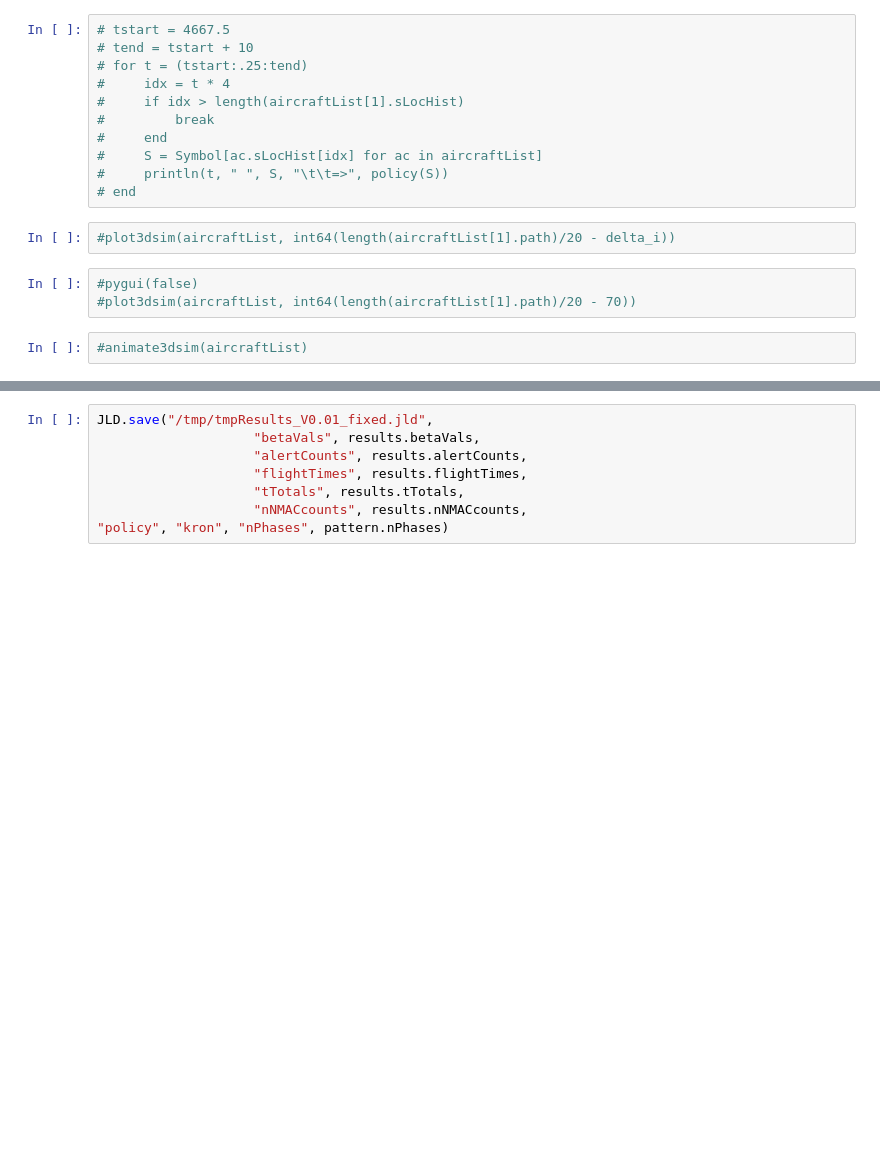
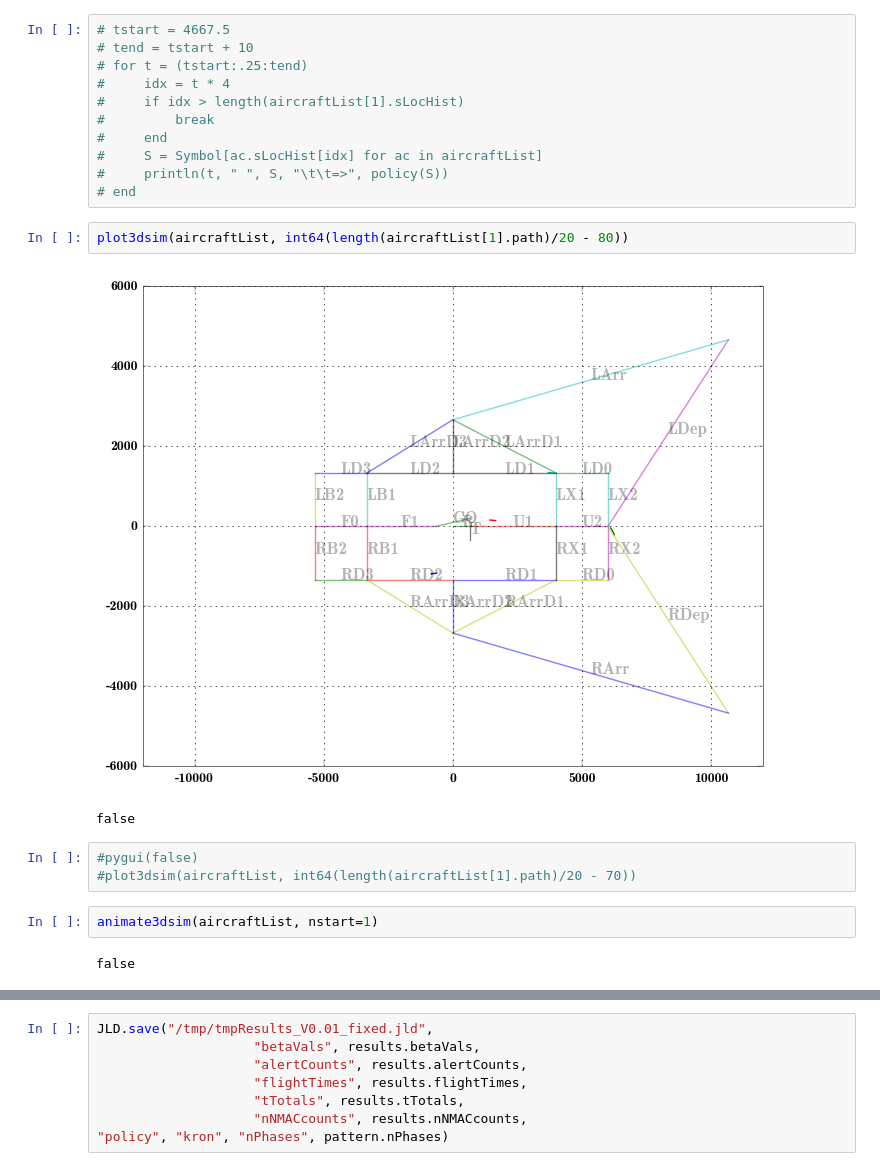
Before and after one commit to sisl/autoATC, a Jupyter notebook: 3dsim.ipynb, the cells around one changed output, grey strips where cells are left out. Saved outputs shown, nothing was run; the diff lists cells and outputs as text; blank space fills up the shorter version.

```diff
--- a/3dsim.ipynb
+++ b/3dsim.ipynb
@@ -56,10 +213,15 @@ length(aircraftList[1].sLocHist)
 #     println(t, " ", S, "\t\t=>", policy(S))
 # end
 # %%
-#plot3dsim(aircraftList, int64(length(aircraftList[1].path)/20 - delta_i))
+plot3dsim(aircraftList, int64(length(aircraftList[1].path)/20 - 80))
+# %% [output]
+[figure, added]
+false
 # %%
 #pygui(false)
 #plot3dsim(aircraftList, int64(length(aircraftList[1].path)/20 - 70))
-# %%
-#animate3dsim(aircraftList)
+# %%
+animate3dsim(aircraftList, nstart=1)
+# %% [output]
+false
 # %%
```
Also changed, not shown: parts of 26 cells of this notebook, 5 other files.
